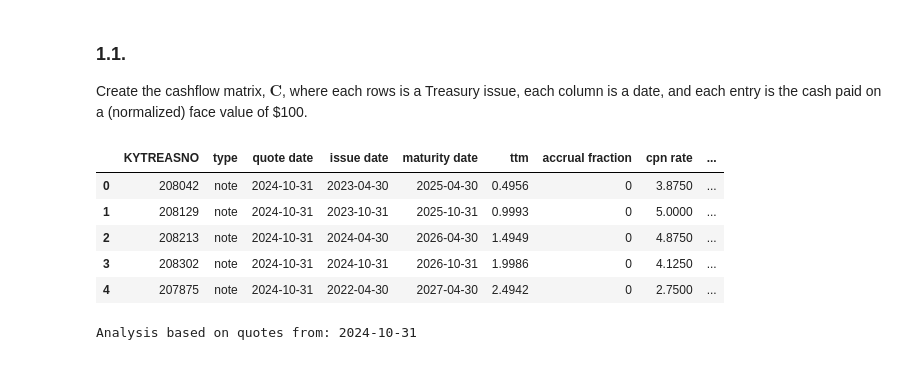
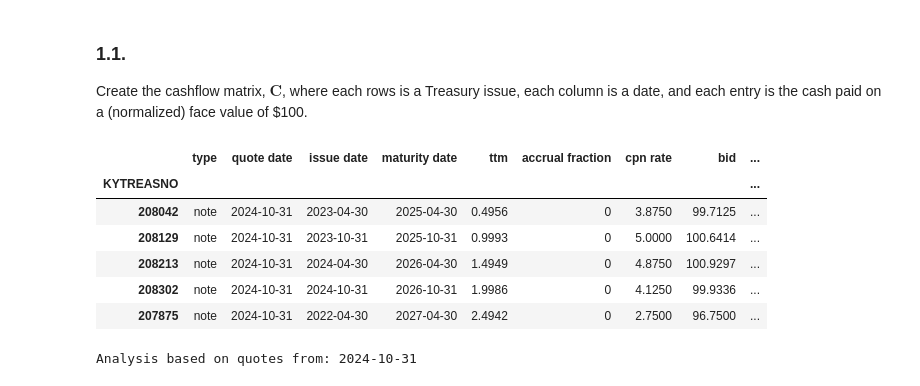
Before and after one commit to Scheffer888/finm-fixedincome-2025, a Jupyter notebook: homework/Homework 1 (Eduardo).ipynb, the cells around one changed output. Drawn from its saved outputs; the diff is of its cells as text; code cells hidden in the pictures.

```diff
--- a/homework/Homework 1 (Eduardo).ipynb
+++ b/homework/Homework 1 (Eduardo).ipynb
@@ -60,19 +60,25 @@ from portfolio_management import calc_correlations
 DATA_DIR = Path(config.DATA_DIR)
 DATA_DIR.mkdir(parents=True, exist_ok=True)
 QUOTE_DATE = '2024-10-31'
+COMPOUNDING_FREQ = 2
 
 FILE_PATH = Path(config.DATA_DIR) / f"treasury_quotes_{QUOTE_DATE}.xlsx"
+
+pd.options.display.max_columns = 30
+pd.options.display.max_colwidth = 100
+pd.set_option('display.float_format', lambda x: '%.4f' % x)
 # %%
 # Extract data:
-treasuries_df = pd.read_excel(FILE_PATH, sheet_name='selected quotes')
+treasuries_df = pd.read_excel(FILE_PATH, sheet_name='selected quotes', index_col=0)
 treasuries_df.head()
 # %% [output]
-|  | KYTREASNO | type | quote date | issue date | maturity date | ttm | accrual fraction | cpn rate | ... |
-| 0 | 208042 | note | 2024-10-31 | 2023-04-30 | 2025-04-30 | 0.4956 | 0 | 3.8750 | ... |
-| 1 | 208129 | note | 2024-10-31 | 2023-10-31 | 2025-10-31 | 0.9993 | 0 | 5.0000 | ... |
-| 2 | 208213 | note | 2024-10-31 | 2024-04-30 | 2026-04-30 | 1.4949 | 0 | 4.8750 | ... |
-| 3 | 208302 | note | 2024-10-31 | 2024-10-31 | 2026-10-31 | 1.9986 | 0 | 4.1250 | ... |
-| 4 | 207875 | note | 2024-10-31 | 2022-04-30 | 2027-04-30 | 2.4942 | 0 | 2.7500 | ... |
+|  | type | quote date | issue date | maturity date | ttm | accrual fraction | cpn rate | bid | ... |
+| KYTREASNO |  |  |  |  |  |  |  |  | ... |
+| 208042 | note | 2024-10-31 | 2023-04-30 | 2025-04-30 | 0.4956 | 0 | 3.8750 | 99.7125 | ... |
+| 208129 | note | 2024-10-31 | 2023-10-31 | 2025-10-31 | 0.9993 | 0 | 5.0000 | 100.6414 | ... |
+| 208213 | note | 2024-10-31 | 2024-04-30 | 2026-04-30 | 1.4949 | 0 | 4.8750 | 100.9297 | ... |
+| 208302 | note | 2024-10-31 | 2024-10-31 | 2026-10-31 | 1.9986 | 0 | 4.1250 | 99.9336 | ... |
+| 207875 | note | 2024-10-31 | 2022-04-30 | 2027-04-30 | 2.4942 | 0 | 2.7500 | 96.7500 | ... |
 # %%
 t_check = treasuries_df['quote date'].values[0]
 if treasuries_df['quote date'].eq(t_check).all():
```
Also changed, not shown: parts of 39 cells of this notebook, 3 other files.
